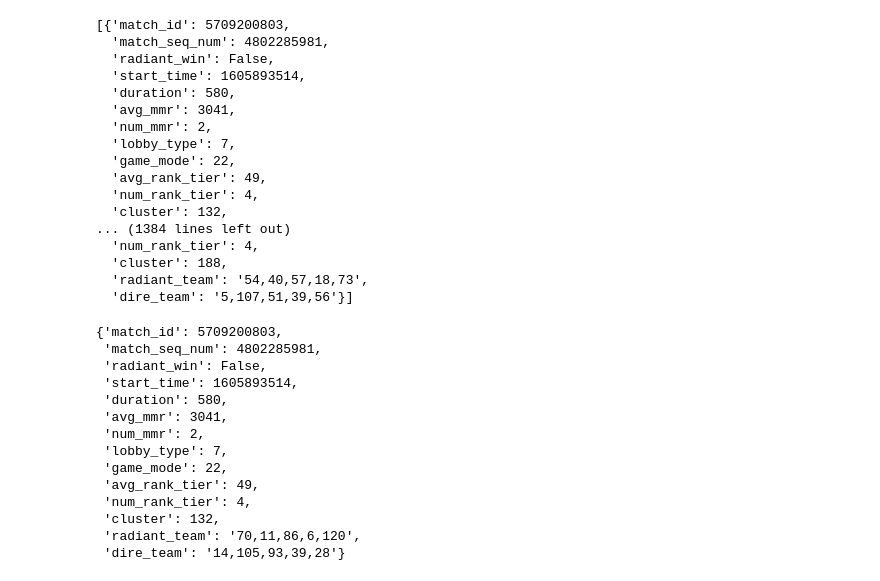
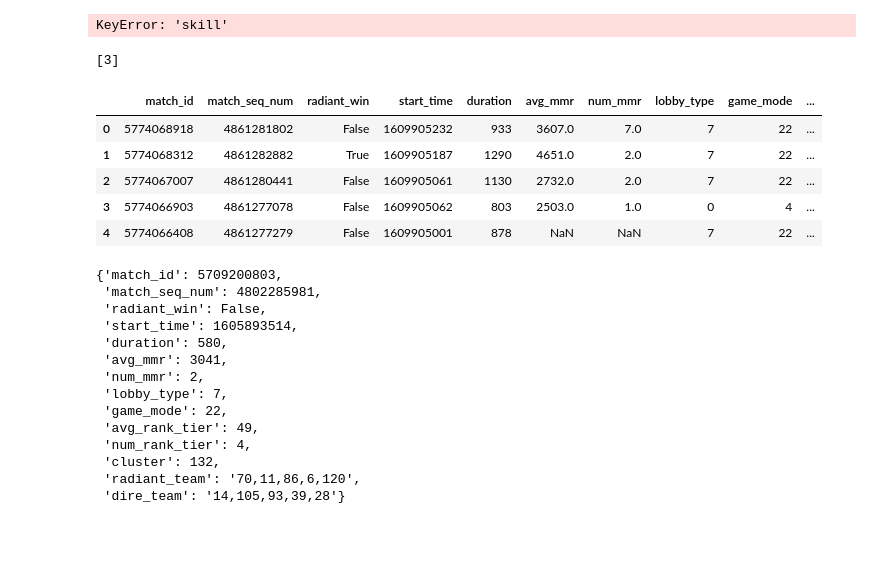
Before and after one commit to Lionslicer-Coding/Dota2Project, a Jupyter notebook: test_data_pull.ipynb, the cells around one changed output. Cells and saved outputs as stored; diff of their text form; code cells hidden in the pictures; blank space fills up the shorter version.

```diff
--- a/test_data_pull.ipynb
+++ b/test_data_pull.ipynb
@@ -5,22 +6,9 @@ import json
+# %%
+api_key = '72d85202-722b-40f3-9bee-1ded0440a148'
+df = get_match_data(1, api_key)
+df.head()
+# %% [output]
+KeyError: 'skill'
 # %%
-
-match_ids = requests.get('https://api.opendota.com/api/publicMatches?api_key=72d85202-722b-40f3-9bee-1ded0440a148')
-match_ids.json()
+match = requests.get('https://api.opendota.com/api/matches/{}?{}'.format(5774068918, api_key))
+match = match.json()
-# %% [output]
-[{'match_id': 5709200803,
-  'match_seq_num': 4802285981,
-  'radiant_win': False,
-  'start_time': 1605893514,
-  'duration': 580,
-  'avg_mmr': 3041,
-  'num_mmr': 2,
-  'lobby_type': 7,
-  'game_mode': 22,
-  'avg_rank_tier': 49,
-  'num_rank_tier': 4,
-  'cluster': 132,
-... (1384 lines left out)
-  'num_rank_tier': 4,
-  'cluster': 188,
-  'radiant_team': '54,40,57,18,73',
-  'dire_team': '5,107,51,39,56'}]
@@ -27,3 +19,19 @@ match_ids.json()
+# %%
+test
+# %% [output]
+[3]
+# %%
+df1 = pd.DataFrame()
+# %%
+df2 = df1.append(df)
+df2.head()
+# %% [output]
+|  | match_id | match_seq_num | radiant_win | start_time | duration | avg_mmr | num_mmr | lobby_type | game_mode | ... |
+| 0 | 5774068918 | 4861281802 | False | 1609905232 | 933 | 3607.0 | 7.0 | 7 | 22 | ... |
+| 1 | 5774068312 | 4861282882 | True | 1609905187 | 1290 | 4651.0 | 2.0 | 7 | 22 | ... |
+| 2 | 5774067007 | 4861280441 | False | 1609905061 | 1130 | 2732.0 | 2.0 | 7 | 22 | ... |
+| 3 | 5774066903 | 4861277078 | False | 1609905062 | 803 | 2503.0 | 1.0 | 0 | 4 | ... |
+| 4 | 5774066408 | 4861277279 | False | 1609905001 | 878 | NaN | NaN | 7 | 22 | ... |
 # %%
 match_ids.json()[0]
 # %% [output]
```
Also changed, not shown: parts of 8 cells of this notebook, 5 other files.
